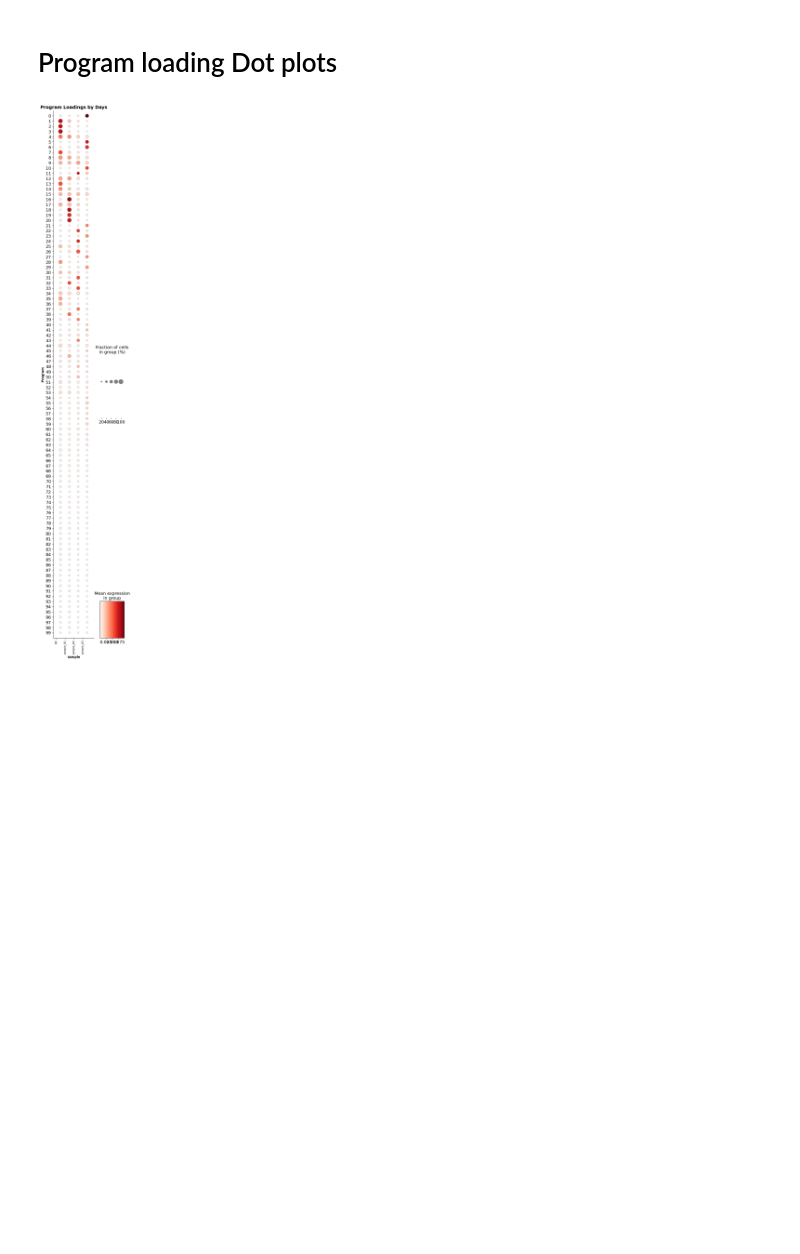
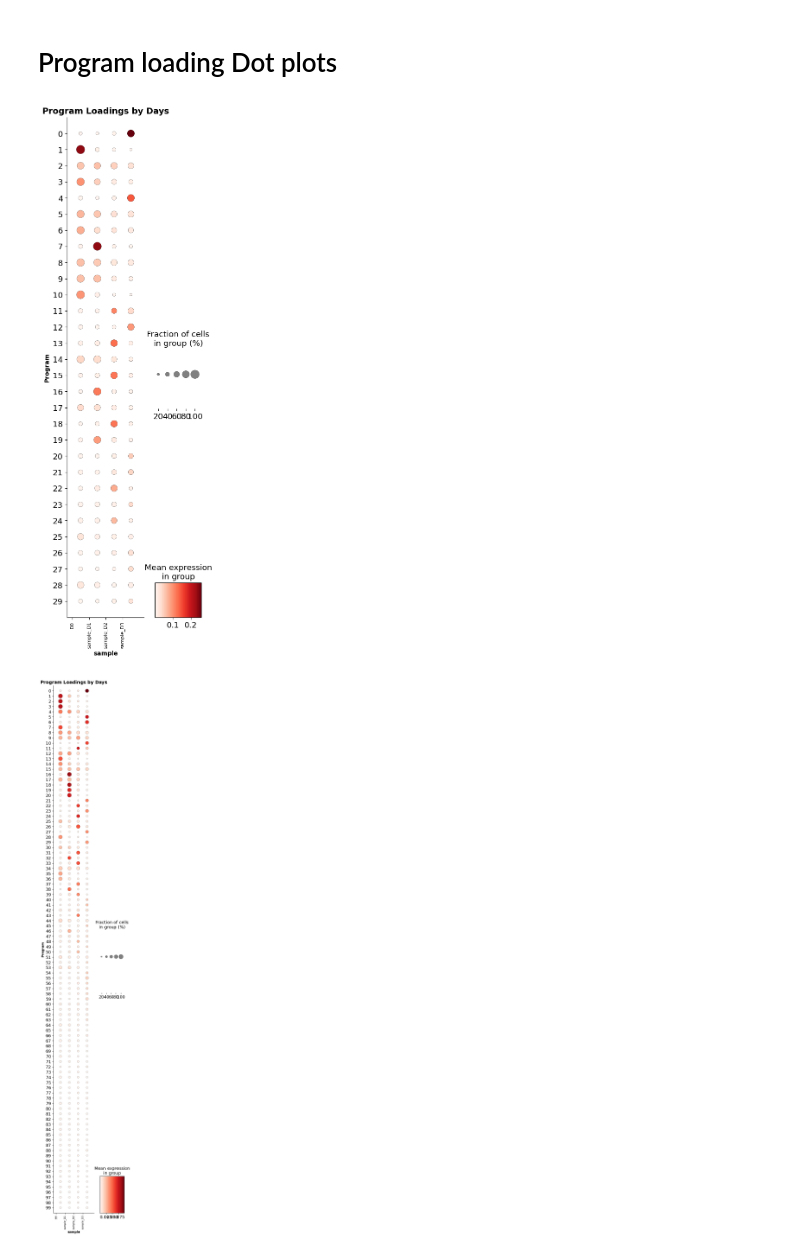
Before and after one commit to EngreitzLab/cNMF_benchmarking, a Jupyter notebook: cNMF_benchmarking_pipeline/Plotting/JupterNote_Version/cNMF_k_quality.ipynb, the cells around one changed output. Drawn from its saved outputs; the diff is of its cells as text; code cells hidden in the pictures; blank space fills up the shorter version.

```diff
--- a/cNMF_benchmarking_pipeline/Plotting/JupterNote_Version/cNMF_k_quality.ipynb
+++ b/cNMF_benchmarking_pipeline/Plotting/JupterNote_Version/cNMF_k_quality.ipynb
@@ -22,6 +22,10 @@ run_name_1 = "092525_100k_cells_10iter_torch_halsvar_batch_e7_v100s"
 run_name_2 = "091425_100k_10iter_1000batiter_Htol_sk_cd_frobenius_all"
 # %% [markdown]
 # Program loading Dot plots
+# %%
+fig = programs_dotplots(30, output_dir_1, run_name_1, sel_thresh = 2.0, groupby='sample', figsize=(4, 15))
+# %% [output]
+[figure, added]
 # %%
 fig = programs_dotplots(100, output_dir_2, run_name_2, sel_thresh = 2.0, groupby='sample', figsize=(4, 30))
 # %% [output]
```
Also changed, not shown: parts of 8 cells of this notebook, 1 other file.
